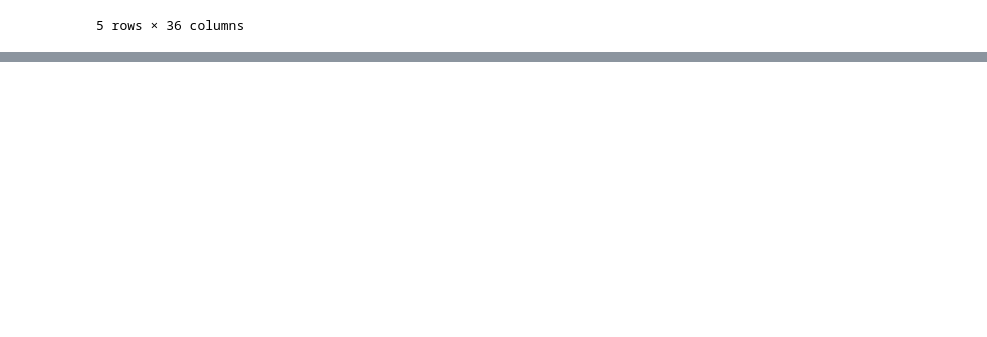
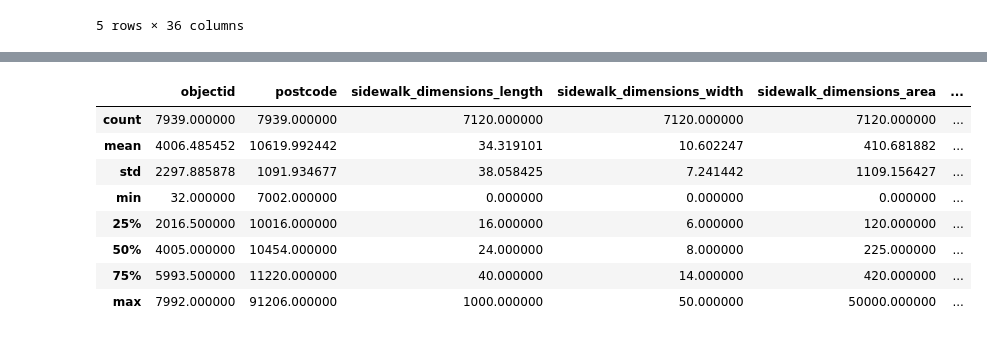
Before and after one commit to luisdomin5/from-excel-to-pandas, a Jupyter notebook: _build/jupyter_execute/notebooks/01 - loading files.ipynb, the cells around one changed output, grey strips where cells are left out. Cells and saved outputs as stored; diff of their text form; code cells hidden in the pictures; blank space fills up the shorter version.

```diff
--- a/_build/jupyter_execute/notebooks/01 - loading files.ipynb
+++ b/_build/jupyter_execute/notebooks/01 - loading files.ipynb
@@ -16,0 +40,12 @@ table_df.head()
+# %%
+table_df.describe()
+# %% [output]
+|  | objectid | postcode | sidewalk_dimensions_length | sidewalk_dimensions_width | sidewalk_dimensions_area | ... |
+| count | 7939.000000 | 7939.000000 | 7120.000000 | 7120.000000 | 7120.000000 | ... |
+| mean | 4006.485452 | 10619.992442 | 34.319101 | 10.602247 | 410.681882 | ... |
+| std | 2297.885878 | 1091.934677 | 38.058425 | 7.241442 | 1109.156427 | ... |
+| min | 32.000000 | 7002.000000 | 0.000000 | 0.000000 | 0.000000 | ... |
+| 25% | 2016.500000 | 10016.000000 | 16.000000 | 6.000000 | 120.000000 | ... |
+| 50% | 4005.000000 | 10454.000000 | 24.000000 | 8.000000 | 225.000000 | ... |
+| 75% | 5993.500000 | 11220.000000 | 40.000000 | 14.000000 | 420.000000 | ... |
+| max | 7992.000000 | 91206.000000 | 1000.000000 | 50.000000 | 50000.000000 | ... |
```
Also changed, not shown: parts of 6 cells of this notebook, 13 other files.
